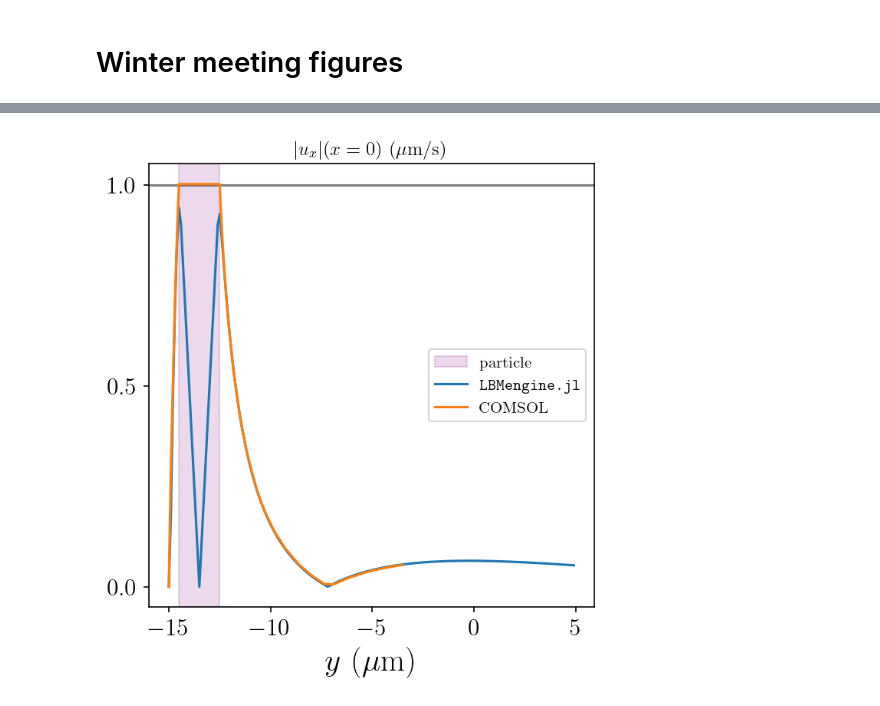
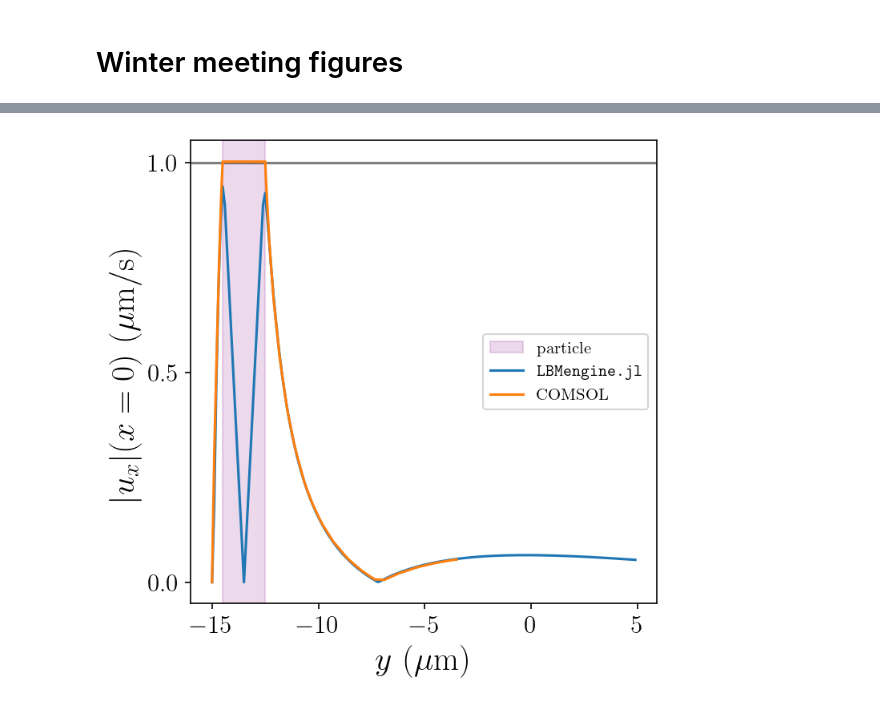
Before and after one commit to david16correa/LBM-benchmarks, a Jupyter notebook: 04 Spherical rotor/notebook/main.ipynb, the cells around one changed output, grey strips where cells are left out. Saved outputs shown, nothing was run; the diff lists cells and outputs as text; code cells hidden in the pictures.

```diff
--- a/04 Spherical rotor/notebook/main.ipynb
+++ b/04 Spherical rotor/notebook/main.ipynb
@@ -279,30 +280,30 @@ plt.show()
 # %%
 comsolResults = pd.read_csv('../data.lbm/comsolOutput.csv', delimiter=',')
 
 # encuentro el primer id_x tal que coordinate_x sea mayor o igual a la posición de la partícula
 position_x = particleDf.query(f'tick == {ticks[-1]}').position_x.values[0]
 position_y = particleDf.query(f'tick == {ticks[-1]}').position_y.values[0]
 id = fluidDf.query(f"coordinate_x >= {position_x}").reset_index().iloc[0].filter(["id_x"]).values[0]
 
 # ploteo v_x(y, x = 0)
 v_x = fluidDf.loc[id].filter(["coordinate_y", "fluidVelocity_x"])
 
 fig, ax = plt.subplots(figsize = (5,5))
 
 wallPosition = -15
 ax.axhline(1, color = 'k', alpha=0.5) # tangential velocity (μm/ms)
 ax.axvspan(position_y-particleRadius, position_y+particleRadius, color='purple', alpha=0.15, label='particle')  # Shade the sphere
 
 ax.plot(v_x.query('coordinate_y < 5').coordinate_y, 1e6*abs(v_x.query('coordinate_y < 5').fluidVelocity_x), label = "\\texttt{LBMengine.jl}")
 ax.plot(comsolResults.coordinate_y - 15, comsolResults.fluidVelocity_x, label = "COMSOL")
 ax.set_xlabel("$y ~ (\\mu \\mathrm{m})$")
 ax.set_xticks([-15, -10, -5, 0, 5])
-ax.set_title("$|u_x|(x = 0) ~ (\\mu \\mathrm{m} / \\mathrm{s})$")
+ax.set_ylabel("$|u_x|(x = 0) ~ (\\mu \\mathrm{m} / \\mathrm{s})$")
 ax.set_yticks([0, 0.5, 1])
 # plt.title(f"$x = {fluidDf.query(f"id_x == {id}").iloc[0].filter(["coordinate_x"]).values[0]}$")
 # plt.axvline(wallPosition, color = "k")
 plt.legend()
-
+plt.savefig("figure2.pdf", format="pdf", bbox_inches="tight")
 plt.show()
 # %% [output]
-[figure, old version]
+[figure, new version]
```
Also changed, not shown: parts of 2 cells of this notebook, 17 other files.
